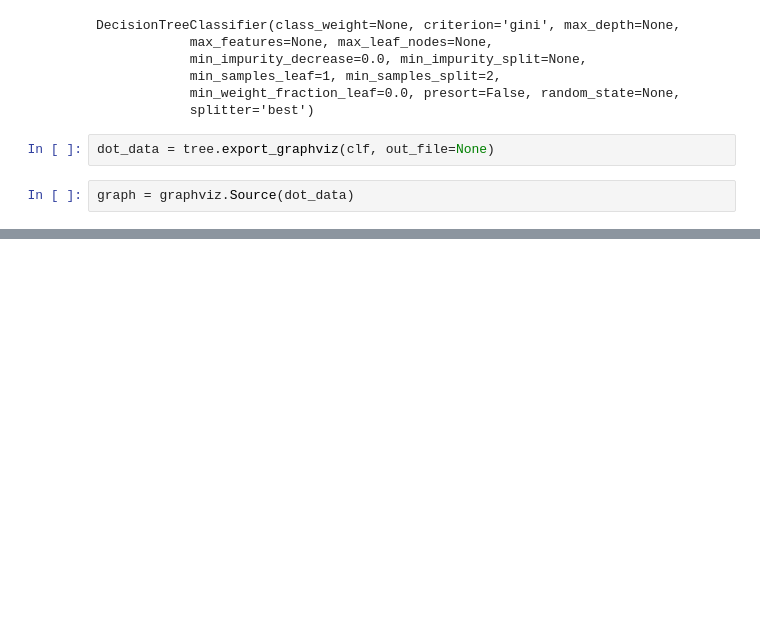
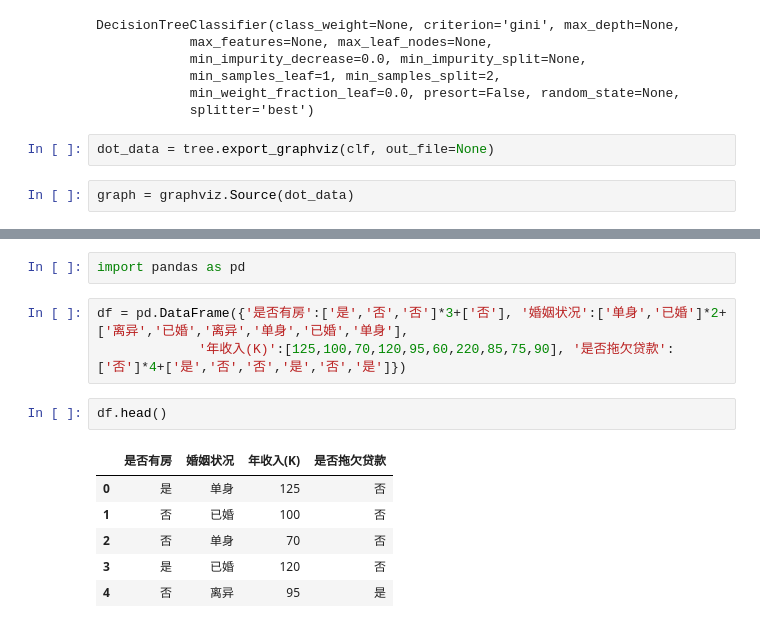
Before and after one commit to mayi140611/utils, a Jupyter notebook: 0examples/pythonml/Decision Tree.ipynb, the cells around one changed output, grey strips where cells are left out. Drawn from its saved outputs; the diff is of its cells as text; blank space fills up the shorter version.

```diff
--- a/0examples/pythonml/Decision Tree.ipynb
+++ b/0examples/pythonml/Decision Tree.ipynb
@@ -33,3 +33,17 @@ graph = graphviz.Source(dot_data1)
 graph
 # %% [output]
 [drawing not drawn]
+# %%
+import pandas as pd
+# %%
+df = pd.DataFrame({'是否有房':['是','否','否']*3+['否'], '婚姻状况':['单身','已婚']*2+['离异','已婚','离异','单身','已婚','单身'],
+             '年收入(K)':[125,100,70,120,95,60,220,85,75,90], '是否拖欠贷款':['否']*4+['是','否','否','是','否','是']})
+# %%
+df.head()
+# %% [output]
+|  | 是否有房 | 婚姻状况 | 年收入(K) | 是否拖欠贷款 |
+| 0 | 是 | 单身 | 125 | 否 |
+| 1 | 否 | 已婚 | 100 | 否 |
+| 2 | 否 | 单身 | 70 | 否 |
+| 3 | 是 | 已婚 | 120 | 否 |
+| 4 | 否 | 离异 | 95 | 是 |
```
Also changed, not shown: parts of 18 cells of this notebook, 22 other files.
